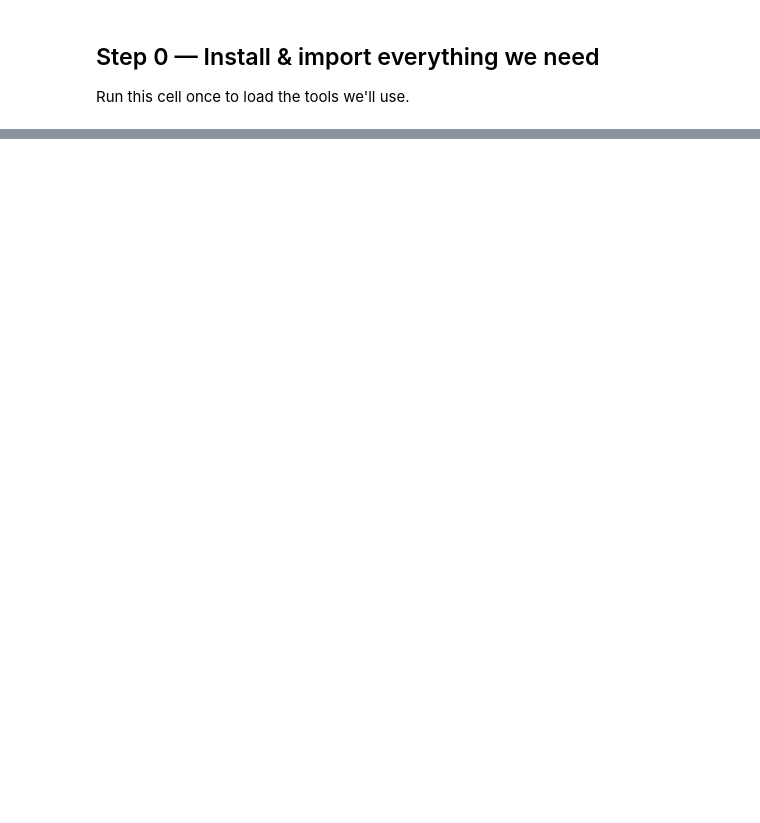
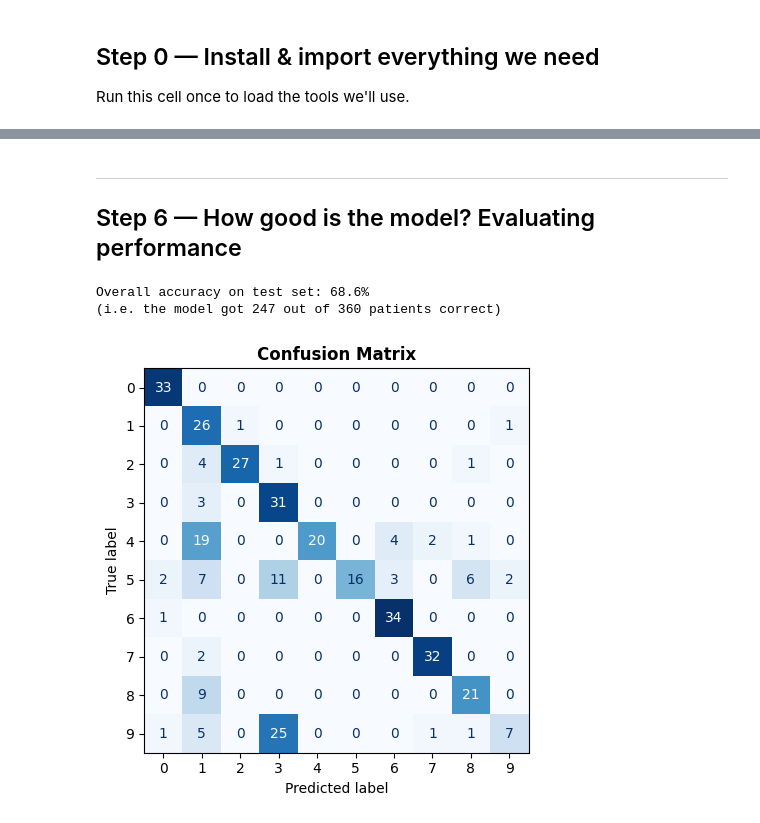
Before and after one commit to dlinradiotherapyumcg/aiinrt_block2_tutorials, a Jupyter notebook: Block0_Tutorial.ipynb, the cells around one changed output, grey strips where cells are left out. Drawn from its saved outputs; the diff is of its cells as text; code cells hidden in the pictures; blank space fills up the shorter version.

```diff
--- a/Block0_Tutorial.ipynb
+++ b/Block0_Tutorial.ipynb
@@ -494,0 +161,8 @@ In this notebook you:
+# %%
+from sklearn.linear_model import LogisticRegression
+
+model = LogisticRegression(max_iter=1, random_state=42)
+# 🎓 TRAIN THE MODEL — this is where learning happens
+model.fit(X_train, y_train)  # ← this one line does all the learning
+
+print("✅ Model trained!")
@@ -494,0 +206,23 @@ In this notebook you:
+# %% [markdown]
+---
+
+## Step 6 — How good is the model? Evaluating performance
+# %%
+# Compute accuracy and show confusion matrix
+acc = accuracy_score(y_test, y_pred)
+cm  = confusion_matrix(y_test, y_pred)
+
+print(f"Overall accuracy on test set: {acc*100:.1f}%")
+print(f"(i.e. the model got {int(acc*len(y_test))} out of {len(y_test)} patients correct)\n")
+
+# Single plot (no subfigures)
+disp = ConfusionMatrixDisplay(confusion_matrix=cm)
+disp.plot(colorbar=False, cmap='Blues')
+plt.title('Confusion Matrix', fontweight='bold')
+
+plt.tight_layout()
+plt.show()
+# %% [output]
+Overall accuracy on test set: 68.6%
+(i.e. the model got 247 out of 360 patients correct)
+[figure, added]
```
Also changed, not shown: parts of 37 cells of this notebook, 10 other files.
